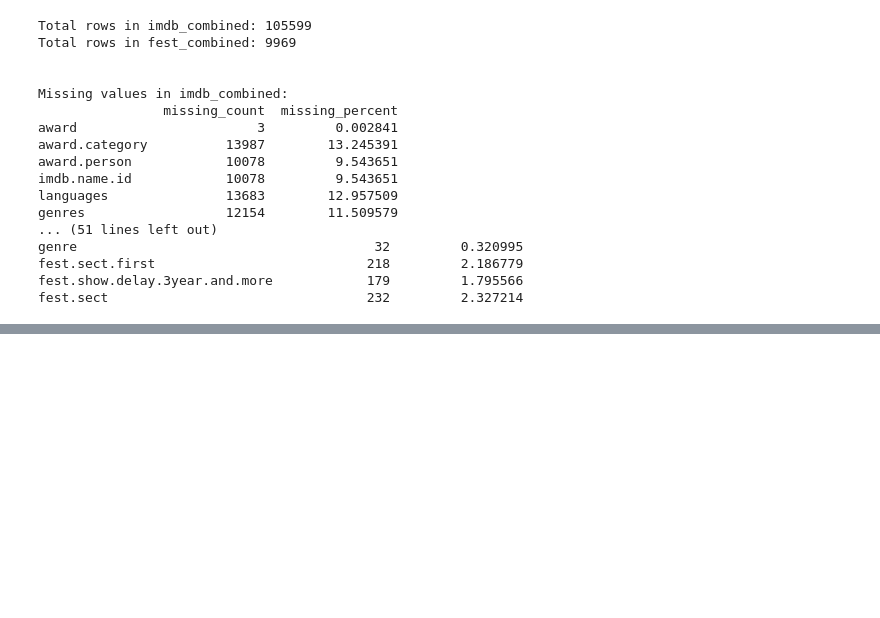
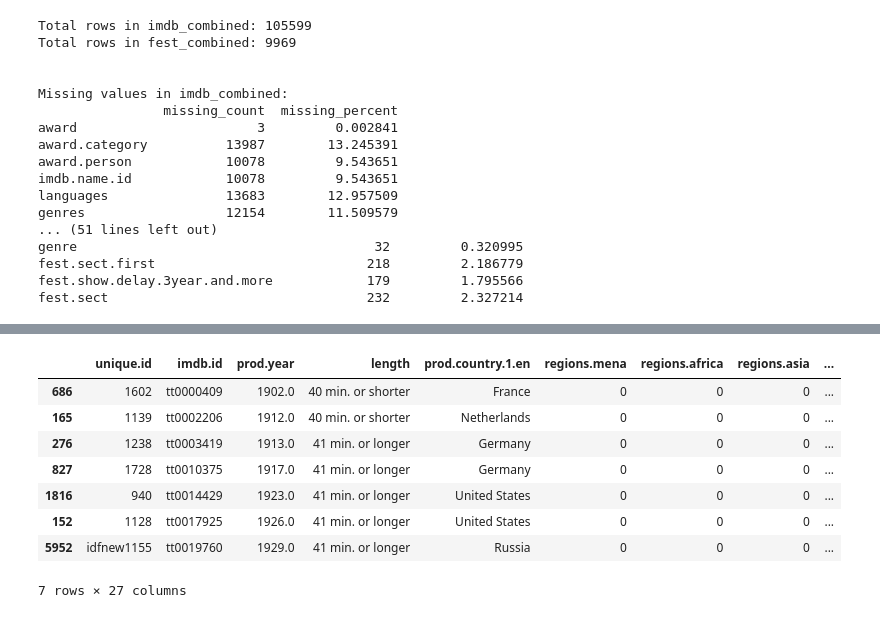
Before and after one commit to cillustrisimo/data144finalproj, a Jupyter notebook: cleaning_data.ipynb, the cells around one changed output, grey strips where cells are left out. Cells and saved outputs as stored; diff of their text form; code cells hidden in the pictures; blank space fills up the shorter version.

```diff
--- a/cleaning_data.ipynb
+++ b/cleaning_data.ipynb
@@ -95,0 +107,14 @@ imdb_combined columns: ['imdb.id', 'award.institution', 'imdb.event.id', 'award.
+# %%
+imdb_cleaned = imdb_combined.drop(columns=['imdb.event.id', 'award.person', 'imdb.name.id', 'n.ratings'])
+fest_cleaned = fest_combined.drop(columns=['title.mixed', 'length.min', 'director.1', 'film.id', 'sample.year'])
+fest_cleaned.head(7)
+# %% [output]
+|  | unique.id | imdb.id | prod.year | length | prod.country.1.en | regions.mena | regions.africa | regions.asia | ... |
+| 686 | 1602 | tt0000409 | 1902.0 | 40 min. or shorter | France | 0 | 0 | 0 | ... |
+| 165 | 1139 | tt0002206 | 1912.0 | 40 min. or shorter | Netherlands | 0 | 0 | 0 | ... |
+| 276 | 1238 | tt0003419 | 1913.0 | 41 min. or longer | Germany | 0 | 0 | 0 | ... |
+| 827 | 1728 | tt0010375 | 1917.0 | 41 min. or longer | Germany | 0 | 0 | 0 | ... |
+| 1816 | 940 | tt0014429 | 1923.0 | 41 min. or longer | United States | 0 | 0 | 0 | ... |
+| 152 | 1128 | tt0017925 | 1926.0 | 41 min. or longer | United States | 0 | 0 | 0 | ... |
+| 5952 | idfnew1155 | tt0019760 | 1929.0 | 41 min. or longer | Russia | 0 | 0 | 0 | ... |
+7 rows × 27 columns
```
Also changed, not shown: parts of 1 cell of this notebook.
